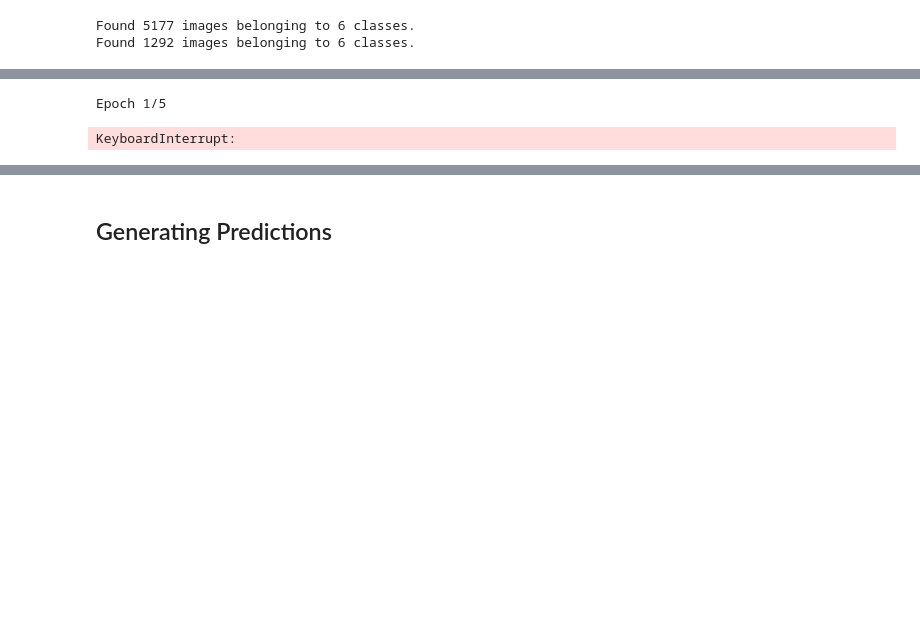
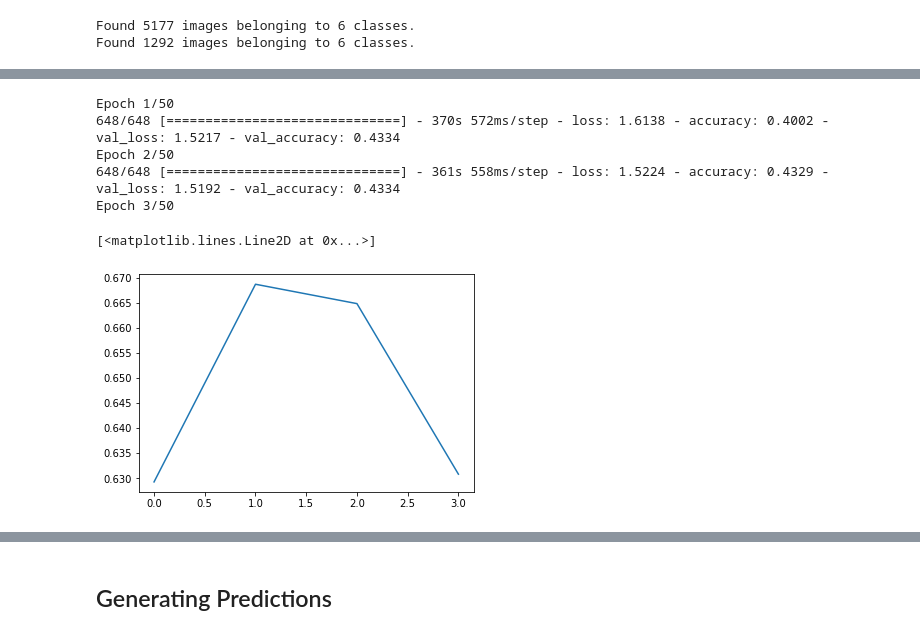
Before and after one commit to sinking8/HackerEarth-Hackathons, a Jupyter notebook: HackerEarth Deep Learning Challenge 'Tis STILL the season to be jolly/notebook.ipynb, the cells around one changed output, grey strips where cells are left out. Cells and saved outputs as stored; diff of their text form; code cells hidden in the pictures; blank space fills up the shorter version.

Commit message:
updated model

```diff
--- a/HackerEarth Deep Learning Challenge 'Tis STILL the season to be jolly/notebook.ipynb
+++ b/HackerEarth Deep Learning Challenge 'Tis STILL the season to be jolly/notebook.ipynb
@@ -83,16 +97,21 @@ import tensorflow as tf
 # %%
-def generate_model():
+def generate_model(num_classes,img_shape):
 
-    model = tf.keras.Sequential()
+    model = Sequential([
+      layers.Conv2D(64,(2,2),input_shape=img_shape),
+      layers.Flatten(),
+      layers.Dense(128, activation='relu'),
+      layers.Dense(64, activation='relu'),
+      layers.Dense(32, activation='relu'),
+      layers.Dense(16,activation='tanh'),
+      layers.Dense(8,activation='relu'),
+      layers.Dense(num_classes,activation='softmax')
+    ])
 
-    model.add(tf.keras.layers.Flatten())
-
-    model.add(tf.keras.layers.Dense(128,activation='relu'))
-    model.add(tf.keras.layers.Dense(36,activation='relu'))
-    model.add(tf.keras.layers.Dense(6,activation='softmax'))
-
-    model.compile(optimizer='adam',loss='categorical_crossentropy',metrics=['acc'])
+    model.compile(optimizer='adam',
+              loss="categorical_crossentropy",
+              metrics=['accuracy'])
 
     return model
 
-model = generate_model()
+model = generate_model(6,(128,128,3))
@@ -102,5 +118,8 @@ early_stop = EarlyStopping(monitor='val_loss',patience=1)
 # %%
-model.fit(train_generator,validation_data=validation_generator,callbacks=[early_stop],epochs=5)
+history = model.fit(train_generator,validation_data=validation_generator,epochs=50)
 # %% [output]
-Epoch 1/5
+Epoch 1/50
+648/648 [==============================] - 370s 572ms/step - loss: 1.6138 - accuracy: 0.4002 - val_loss: 1.5217 - val_accuracy: 0.4334
+Epoch 2/50
+648/648 [==============================] - 361s 558ms/step - loss: 1.5224 - accuracy: 0.4329 - val_loss: 1.5192 - val_accuracy: 0.4334
+Epoch 3/50
-KeyboardInterrupt:
@@ -107,3 +129,8 @@ KeyboardInterrupt:
+# %%
+plt.plot(history.history['val_accuracy'])
+# %% [output]
+[<matplotlib.lines.Line2D at 0x...>]
+[figure, added]
 # %%
 ## Saving The Model
 save_model(model)
```
Also changed, not shown: parts of 10 cells of this notebook, 3 other files.
